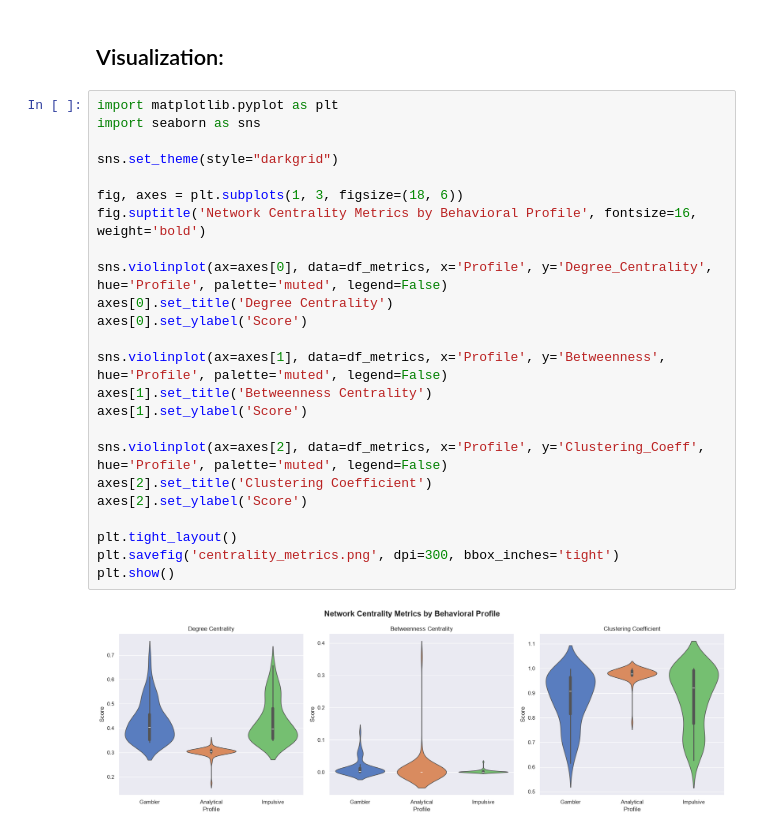
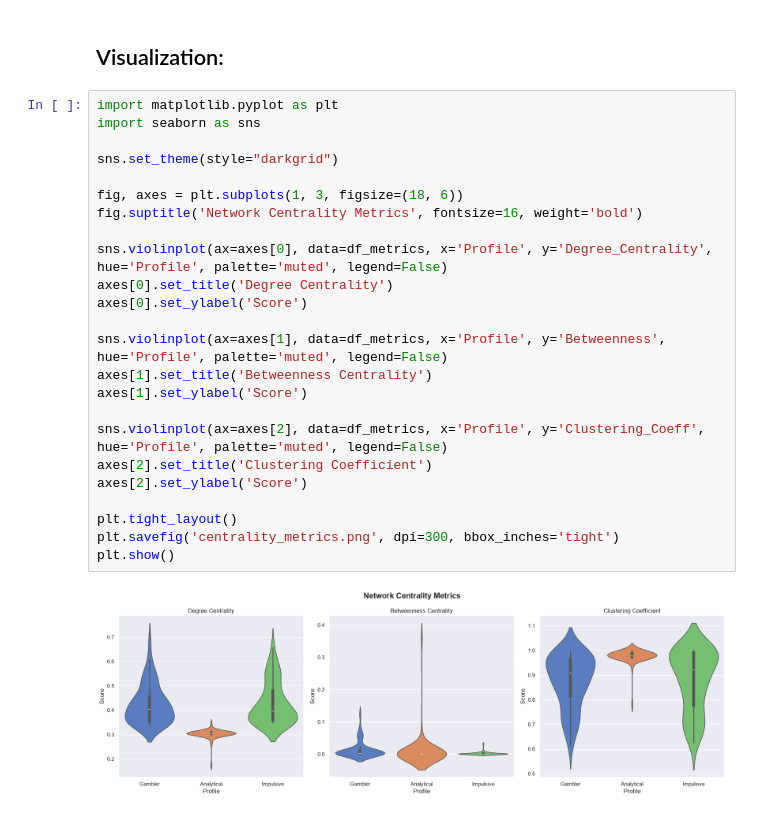
Before and after one commit to KrishanuZ/Behavioral-Homophily-Network, a Jupyter notebook: 02-Notebooks/Phase-02/01-Network-Analytics.ipynb, the cells around one changed output. Cells and saved outputs as stored; diff of their text form.

Commit message:
refact: Change title of the image, regenerate image

```diff
--- a/02-Notebooks/Phase-02/01-Network-Analytics.ipynb
+++ b/02-Notebooks/Phase-02/01-Network-Analytics.ipynb
@@ -63,26 +63,26 @@ display(df_metrics)
 # %%
 import matplotlib.pyplot as plt
 import seaborn as sns
 
 sns.set_theme(style="darkgrid")
 
 fig, axes = plt.subplots(1, 3, figsize=(18, 6))
-fig.suptitle('Network Centrality Metrics by Behavioral Profile', fontsize=16, weight='bold')
+fig.suptitle('Network Centrality Metrics', fontsize=16, weight='bold')
 
 sns.violinplot(ax=axes[0], data=df_metrics, x='Profile', y='Degree_Centrality', hue='Profile', palette='muted', legend=False)
 axes[0].set_title('Degree Centrality')
 axes[0].set_ylabel('Score')
 
 sns.violinplot(ax=axes[1], data=df_metrics, x='Profile', y='Betweenness', hue='Profile', palette='muted', legend=False)
 axes[1].set_title('Betweenness Centrality')
 axes[1].set_ylabel('Score')
 
 sns.violinplot(ax=axes[2], data=df_metrics, x='Profile', y='Clustering_Coeff', hue='Profile', palette='muted', legend=False)
 axes[2].set_title('Clustering Coefficient')
 axes[2].set_ylabel('Score')
 
 plt.tight_layout()
 plt.savefig('centrality_metrics.png', dpi=300, bbox_inches='tight')
 plt.show()
 # %% [output]
-[figure, old version]
+[figure, new version]
```
Also changed, not shown: 1 other file.
